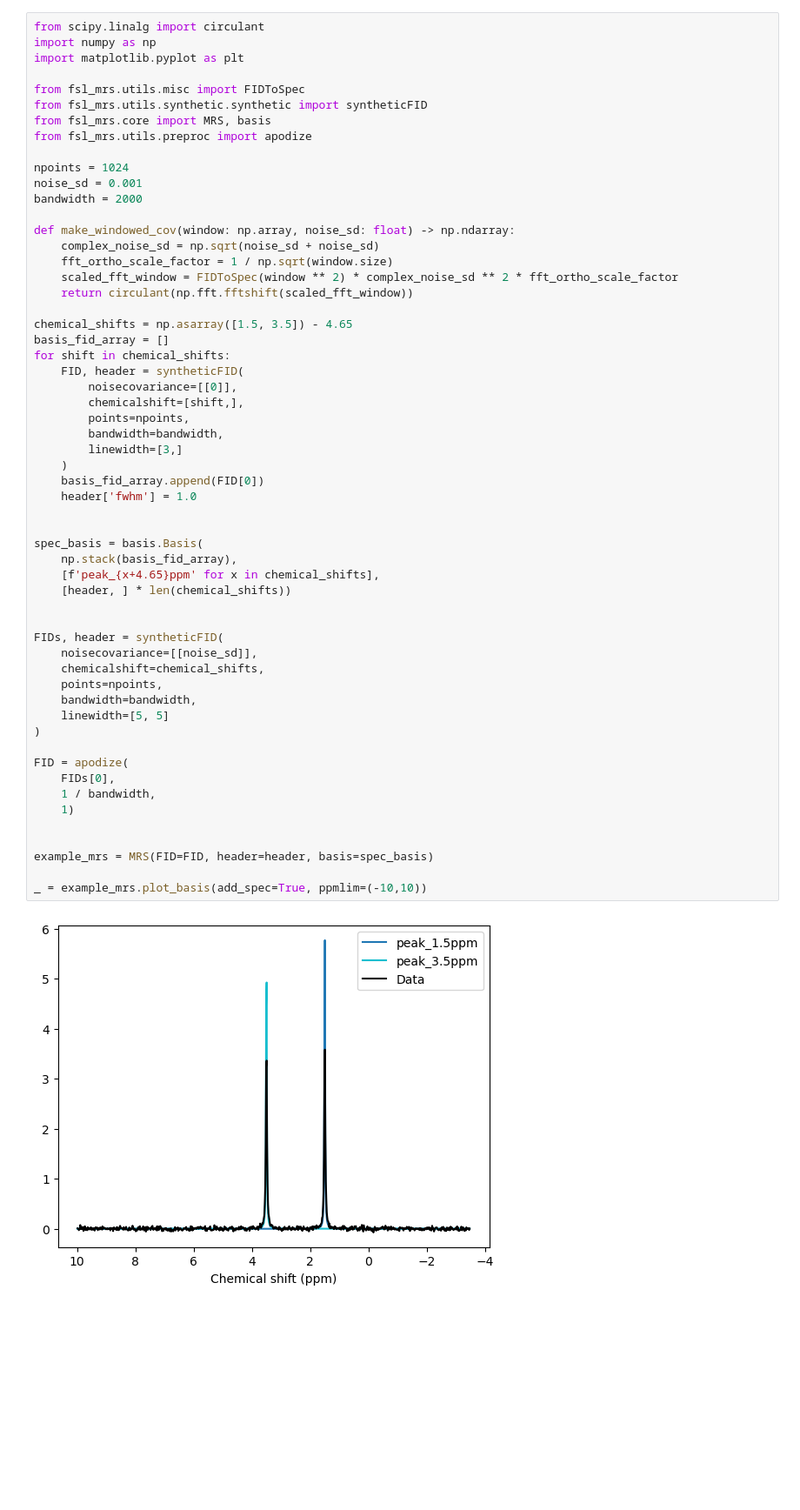
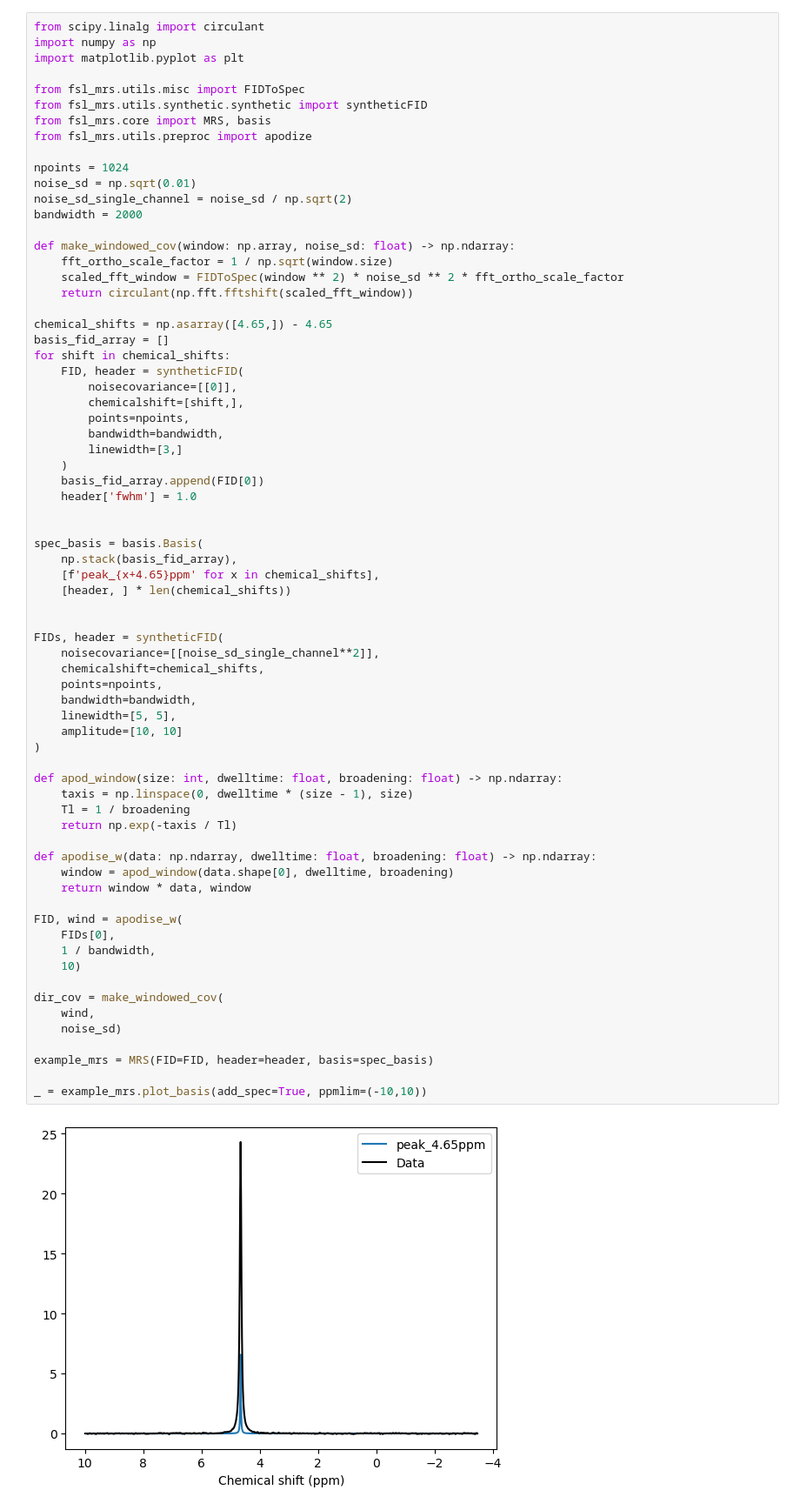
Before and after one commit to wtclarke/fmrs_bold_dynamic_fitting, a Jupyter notebook: mle_fitting/mle_apod_fitting.ipynb, the cells around one changed output. Shown at 87% size. Cells and saved outputs as stored; diff of their text form; blank space fills up the shorter version.

Commit message:
Add work on fitting and correction of apodised data

```diff
--- a/mle_fitting/mle_apod_fitting.ipynb
+++ b/mle_fitting/mle_apod_fitting.ipynb
@@ -9,51 +9,64 @@ from fsl_mrs.core import MRS, basis
 from fsl_mrs.utils.preproc import apodize
 
 npoints = 1024
-noise_sd = 0.001
+noise_sd = np.sqrt(0.01)
+noise_sd_single_channel = noise_sd / np.sqrt(2)
 bandwidth = 2000
 
 def make_windowed_cov(window: np.array, noise_sd: float) -> np.ndarray:
-    complex_noise_sd = np.sqrt(noise_sd + noise_sd)
     fft_ortho_scale_factor = 1 / np.sqrt(window.size)
-    scaled_fft_window = FIDToSpec(window ** 2) * complex_noise_sd ** 2 * fft_ortho_scale_factor
+    scaled_fft_window = FIDToSpec(window ** 2) * noise_sd ** 2 * fft_ortho_scale_factor
     return circulant(np.fft.fftshift(scaled_fft_window))
 
-chemical_shifts = np.asarray([1.5, 3.5]) - 4.65
+chemical_shifts = np.asarray([4.65,]) - 4.65
 basis_fid_array = []
 for shift in chemical_shifts:
     FID, header = syntheticFID(
         noisecovariance=[[0]],
         chemicalshift=[shift,],
         points=npoints,
         bandwidth=bandwidth,
         linewidth=[3,]
     )
     basis_fid_array.append(FID[0])
     header['fwhm'] = 1.0
 
 
 spec_basis = basis.Basis(
     np.stack(basis_fid_array),
     [f'peak_{x+4.65}ppm' for x in chemical_shifts],
     [header, ] * len(chemical_shifts))
 
 
 FIDs, header = syntheticFID(
-    noisecovariance=[[noise_sd]],
+    noisecovariance=[[noise_sd_single_channel**2]],
     chemicalshift=chemical_shifts,
     points=npoints,
     bandwidth=bandwidth,
-    linewidth=[5, 5]
+    linewidth=[5, 5],
+    amplitude=[10, 10]
 )
 
-FID = apodize(
+def apod_window(size: int, dwelltime: float, broadening: float) -> np.ndarray:
+    taxis = np.linspace(0, dwelltime * (size - 1), size)
+    Tl = 1 / broadening
+    return np.exp(-taxis / Tl)
+
+def apodise_w(data: np.ndarray, dwelltime: float, broadening: float) -> np.ndarray:
+    window = apod_window(data.shape[0], dwelltime, broadening)
+    return window * data, window
+
+FID, wind = apodise_w(
     FIDs[0],
     1 / bandwidth,
-    1)
+    10)
 
+dir_cov = make_windowed_cov(
+    wind,
+    noise_sd)
 
 example_mrs = MRS(FID=FID, header=header, basis=spec_basis)
 
 _ = example_mrs.plot_basis(add_spec=True, ppmlim=(-10,10))
 # %% [output]
-[figure, old version]
+[figure, new version]
```
Also changed, not shown: parts of 15 cells of this notebook, 1 other file.
